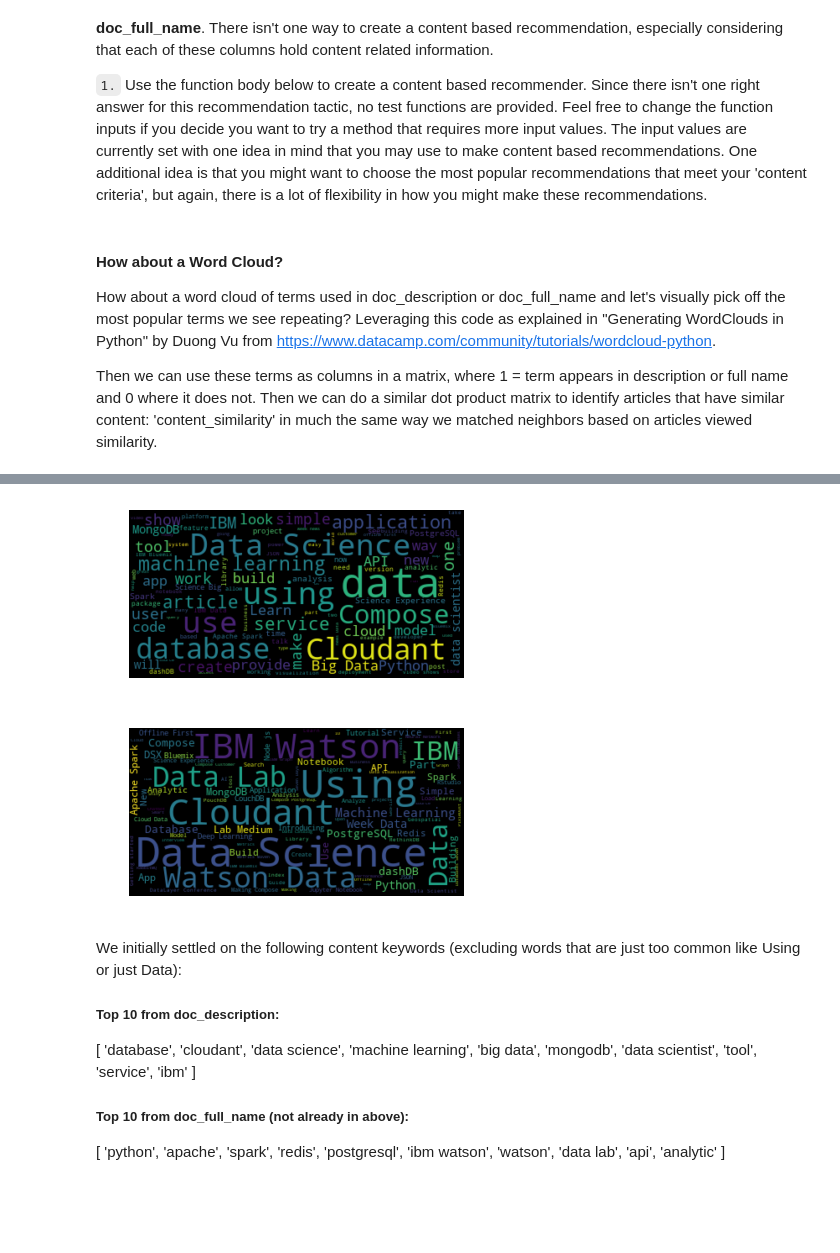
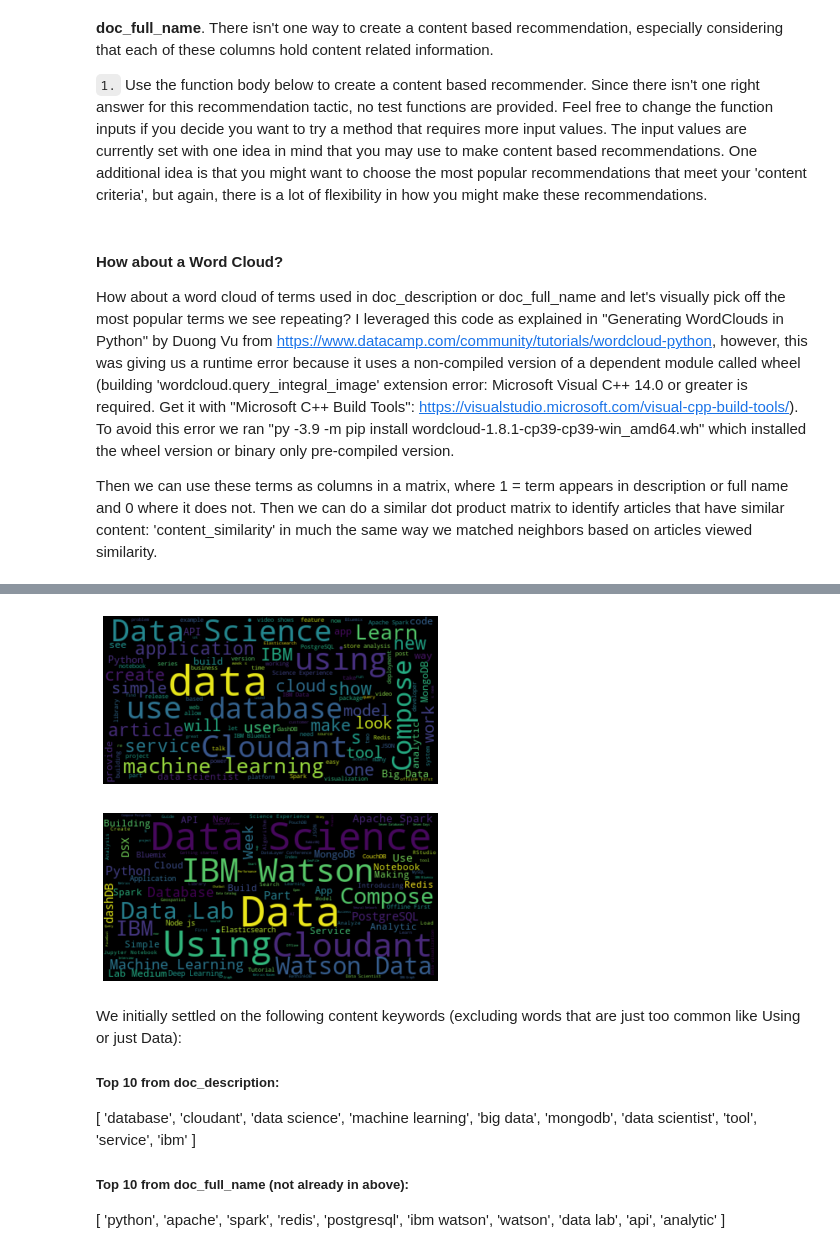
Before and after one commit to hmelendez001/Project3-Udacity-Data-Scientist, a Jupyter notebook: Recommendations_with_IBM.ipynb, the cells around one changed output, grey strips where cells are left out. Drawn from its saved outputs; the diff is of its cells as text; code cells hidden in the pictures; blank space fills up the shorter version.

Commit message:
Add files via upload
Latest updates based on first project submission from 16-Dec-2021

```diff
--- a/Recommendations_with_IBM.ipynb
+++ b/Recommendations_with_IBM.ipynb
@@ -676,7 +689,8 @@ Another method we might use to make recommendations is to perform a ranking of t
 `1.` Use the function body below to create a content based recommender.  Since there isn't one right answer for this recommendation tactic, no test functions are provided.  Feel free to change the function inputs if you decide you want to try a method that requires more input values.  The input values are currently set with one idea in mind that you may use to make content based recommendations.  One additional idea is that you might want to choose the most popular recommendations that meet your 'content criteria', but again, there is a lot of flexibility in how you might make these recommendations.
 # %% [markdown]
 #### How about a Word Cloud?
-How about a word cloud of terms used in doc_description or doc_full_name and let's visually pick off the most popular terms we see repeating? Leveraging this code as explained in "Generating WordClouds in Python" by Duong Vu from https://www.datacamp.com/community/tutorials/wordcloud-python.
+How about a word cloud of terms used in doc_description or doc_full_name and let's visually pick off the most popular terms we see repeating? I leveraged this code as explained in "Generating WordClouds in Python" by Duong Vu from https://www.datacamp.com/community/tutorials/wordcloud-python, however, this was giving us a runtime error because it uses a non-compiled version of a dependent module called wheel (building 'wordcloud.query_integral_image' extension
+    error: Microsoft Visual C++ 14.0 or greater is required. Get it with "Microsoft C++ Build Tools": https://visualstudio.microsoft.com/visual-cpp-build-tools/). To avoid this error we ran "py -3.9 -m pip install wordcloud-1.8.1-cp39-cp39-win_amd64.wh" which installed the wheel version or binary only pre-compiled version.
 
 Then we can use these terms as columns in a matrix, where 1 = term appears in description or full name and 0 where it does not. Then we can do a similar dot product matrix to identify articles that have similar content: 'content_similarity' in much the same way we matched neighbors based on articles viewed similarity.
 # %%
@@ -691,27 +705,47 @@ df_content.head()
 # %%
 from wordcloud import WordCloud, STOPWORDS, ImageColorGenerator
 # Start with the doc_description
 # first run we got an unexpected error: sequence item 354: expected str instance, float found
 # Running df_content.dtypes we discover this doc_description is an object and not a string, so need to cast
 # cast both to string just in case
+
+# Using example from https://towardsdatascience.com/simple-wordcloud-in-python-2ae54a9f58e5
+def plot_cloud(wordcloud):
+    '''
+    INPUT:
+    wordcloud - list of words to plot
+
+    OUTPUT:
+    None - visual wordcloud
+
+    Description:
+    Display a word cloud based on the given wordcloud list of words
+    '''
+    # Set figure size
+    plt.figure(figsize=(40, 30))
+    # Display image
+    plt.imshow(wordcloud)
+    # No axis details
+    plt.axis("off");
+
 doc_description = " ".join(str(review) for review in df_content.doc_description)
 doc_full_name = " ".join(str(review) for review in df_content.doc_full_name)
 
 # Create and generate a word cloud image for doc_description
 wordclouddesc = WordCloud(max_font_size=50, max_words=100).generate(doc_description)
 # Create and generate a word cloud image for doc_full_name
 wordcloudfullname = WordCloud(max_font_size=50, max_words=100).generate(doc_full_name)
 
 # Display the generated images
 plt.imshow(wordclouddesc, interpolation='bilinear')
 plt.axis("off")
 plt.show()
 plt.imshow(wordcloudfullname, interpolation='bilinear')
 plt.axis("off")
 plt.show()
 # %% [output]
-[figure, old version]
+[figure, new version]
-[figure, old version]
+[figure, new version]
 # %% [markdown]
 We initially settled on the following content keywords (excluding words that are just too common like Using or just Data):
 ##### Top 10 from doc_description:
```
Also changed, not shown: parts of 21 cells of this notebook, 2 other files.
